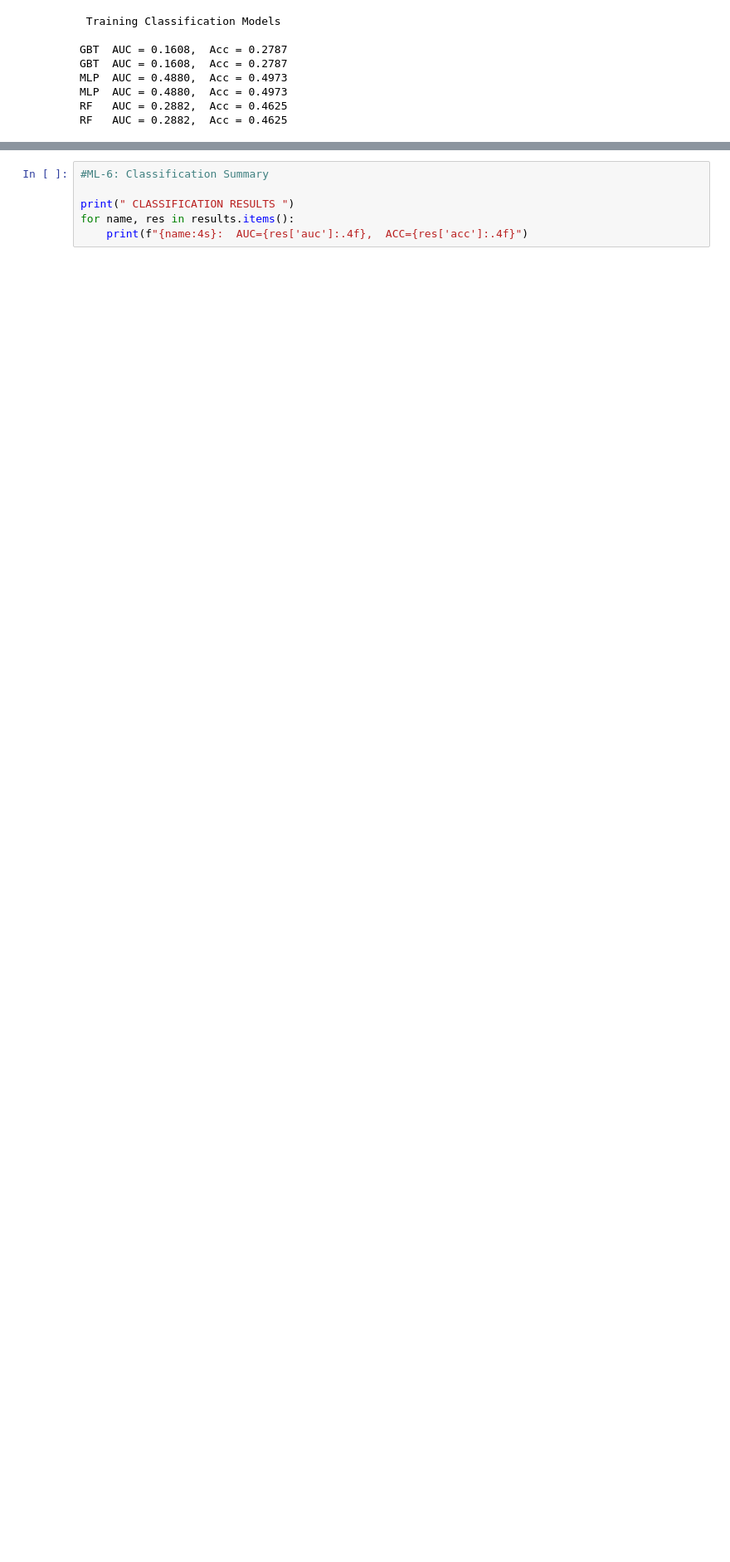
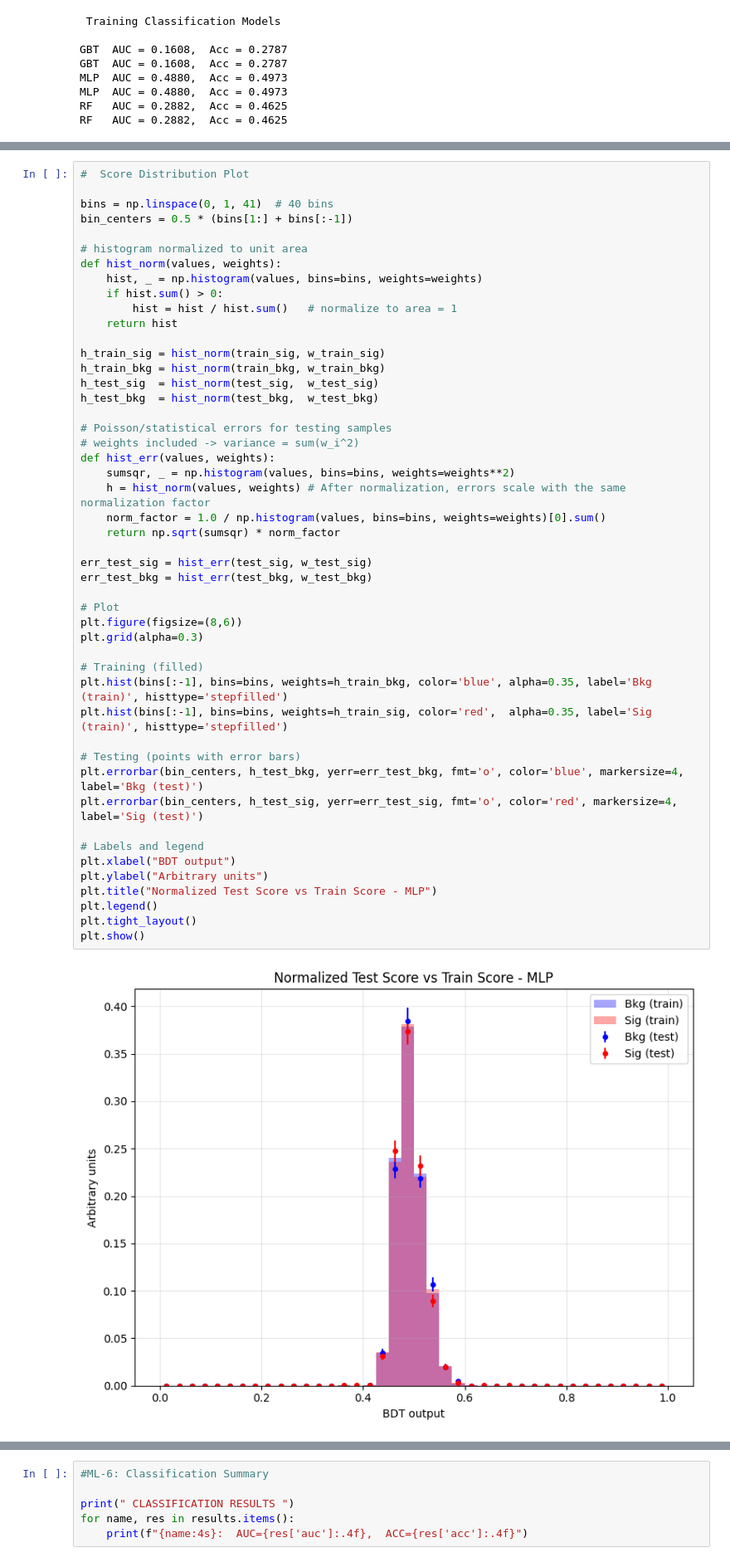
Before and after one commit to John-Aremu/SM-vs-EFT-simulation-analysis, a Jupyter notebook: SMEFT Analysis.ipynb, the cells around one changed output, grey strips where cells are left out. Shown at 83% size. Drawn from its saved outputs; the diff is of its cells as text; blank space fills up the shorter version.

```diff
--- a/SMEFT Analysis.ipynb
+++ b/SMEFT Analysis.ipynb
@@ -747,0 +750,50 @@ plt.show()
+# %%
+#  Score Distribution Plot
+
+bins = np.linspace(0, 1, 41)  # 40 bins
+bin_centers = 0.5 * (bins[1:] + bins[:-1])
+
+# histogram normalized to unit area
+def hist_norm(values, weights):
+    hist, _ = np.histogram(values, bins=bins, weights=weights)
+    if hist.sum() > 0:
+        hist = hist / hist.sum()   # normalize to area = 1
+    return hist
+
+h_train_sig = hist_norm(train_sig, w_train_sig)
+h_train_bkg = hist_norm(train_bkg, w_train_bkg)
+h_test_sig  = hist_norm(test_sig,  w_test_sig)
+h_test_bkg  = hist_norm(test_bkg,  w_test_bkg)
+
+# Poisson/statistical errors for testing samples
+# weights included -> variance = sum(w_i^2)
+def hist_err(values, weights):
+    sumsqr, _ = np.histogram(values, bins=bins, weights=weights**2)
+    h = hist_norm(values, weights) # After normalization, errors scale with the same normalization factor
+    norm_factor = 1.0 / np.histogram(values, bins=bins, weights=weights)[0].sum()
+    return np.sqrt(sumsqr) * norm_factor
+
+err_test_sig = hist_err(test_sig, w_test_sig)
+err_test_bkg = hist_err(test_bkg, w_test_bkg)
+
+# Plot
+plt.figure(figsize=(8,6))
+plt.grid(alpha=0.3)
+
+# Training (filled)
+plt.hist(bins[:-1], bins=bins, weights=h_train_bkg, color='blue', alpha=0.35, label='Bkg (train)', histtype='stepfilled')
+plt.hist(bins[:-1], bins=bins, weights=h_train_sig, color='red',  alpha=0.35, label='Sig (train)', histtype='stepfilled')
+
+# Testing (points with error bars)
+plt.errorbar(bin_centers, h_test_bkg, yerr=err_test_bkg, fmt='o', color='blue', markersize=4, label='Bkg (test)')
+plt.errorbar(bin_centers, h_test_sig, yerr=err_test_sig, fmt='o', color='red', markersize=4, label='Sig (test)')
+
+# Labels and legend
+plt.xlabel("BDT output")
+plt.ylabel("Arbitrary units")
+plt.title("Normalized Test Score vs Train Score - MLP")
+plt.legend()
+plt.tight_layout()
+plt.show()
+# %% [output]
+[figure, added]
```
Also changed, not shown: parts of 12 cells of this notebook.
